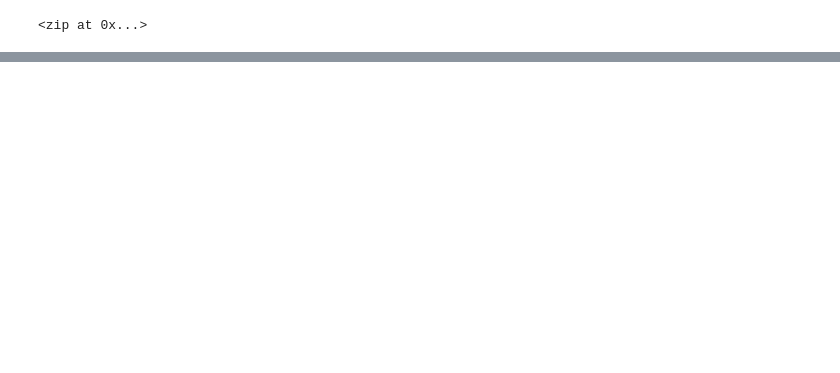
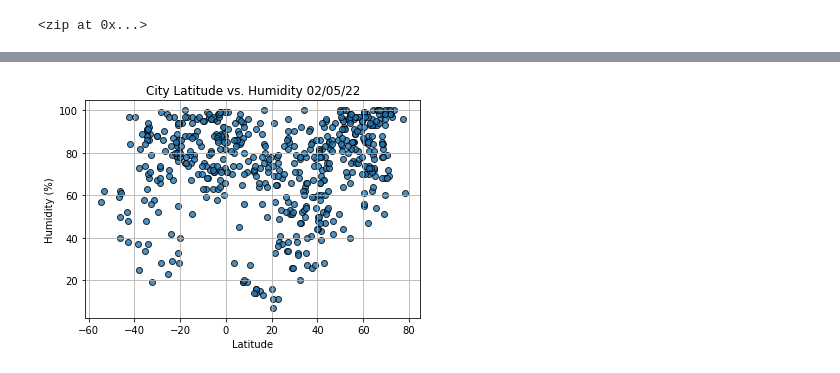
Before and after one commit to CodyMorin25/World_Weather_Analysis, a Jupyter notebook: WeatherPy.ipynb, the cells around one changed output, grey strips where cells are left out. Cells and saved outputs as stored; diff of their text form; code cells hidden in the pictures; blank space fills up the shorter version.

```diff
--- a/WeatherPy.ipynb
+++ b/WeatherPy.ipynb
@@ -63,6 +47,16 @@ Beginning Data Retrieval
 # %%
-# Loop through all the cities in our list.
-for i in range(len(cities)):
+# Create an empty list to hold the weather data.
+city_data = []
+# Print the beginning of the logging.
+print("Beginning Data Retrieval     ")
+print("-----------------------------")
+
+# Create counters.
+record_count = 1
+set_count = 1
+
+# Loop through all the cities in the list.
+for i, city in enumerate(cities):
 
     # Group cities in sets of 50 for logging purposes.
     if (i % 50 == 0 and i >= 50):
@@ -70,7 +64,7 @@ for i in range(len(cities)):
         record_count = 1
         time.sleep(60)
 
-   # Create endpoint URL with each city.
+    # Create endpoint URL with each city.
     city_url = url + "&q=" + city.replace(" ","+")
 
     # Log the URL, record, and set numbers and the city.
@@ -126,0 +195,18 @@ city_data_df.to_csv(output_data_file, index_label="City_ID")
+# %%
+# Build the scatter plots for latitude vs. humidity.
+plt.scatter(lats,
+            humidity,
+            edgecolor="black", linewidths=1, marker="o",
+            alpha=0.8, label="Cities")
+
+# Incorporate the other graph properties.
+plt.title(f"City Latitude vs. Humidity "+ time.strftime("%x"))
+plt.ylabel("Humidity (%)")
+plt.xlabel("Latitude")
+plt.grid(True)
+# Save the figure.
+plt.savefig("weather_data/Fig2.png")
+# Show plot.
+plt.show()
+# %% [output]
+[figure, added]
```
Also changed, not shown: parts of 28 cells of this notebook, 15 other files.
